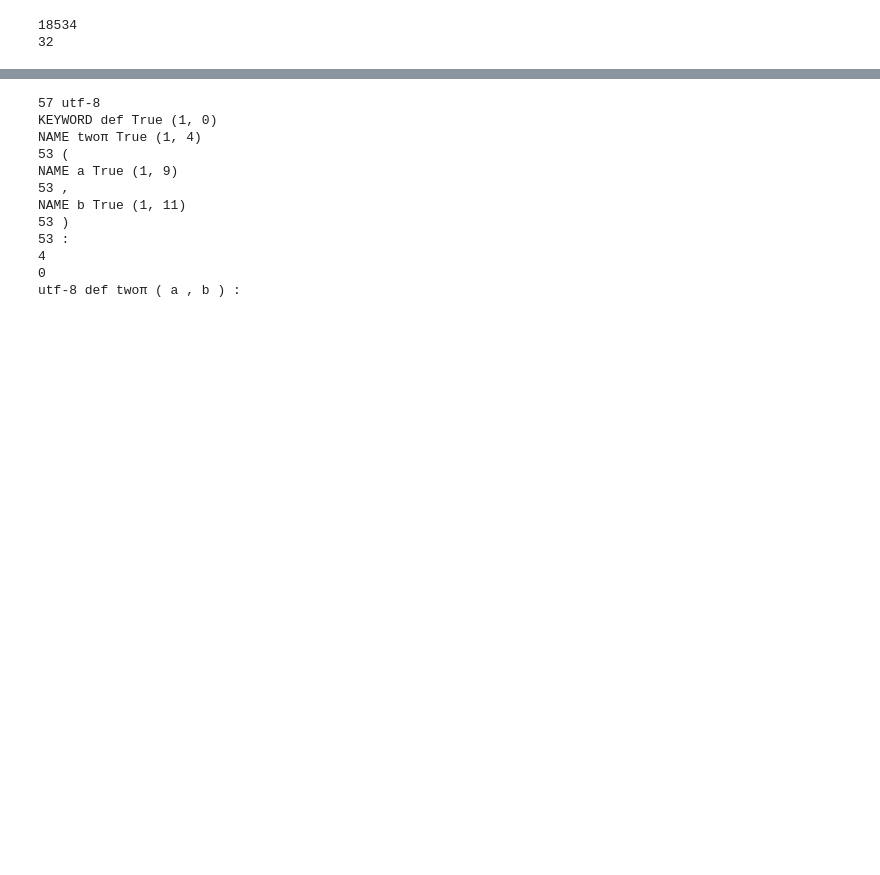
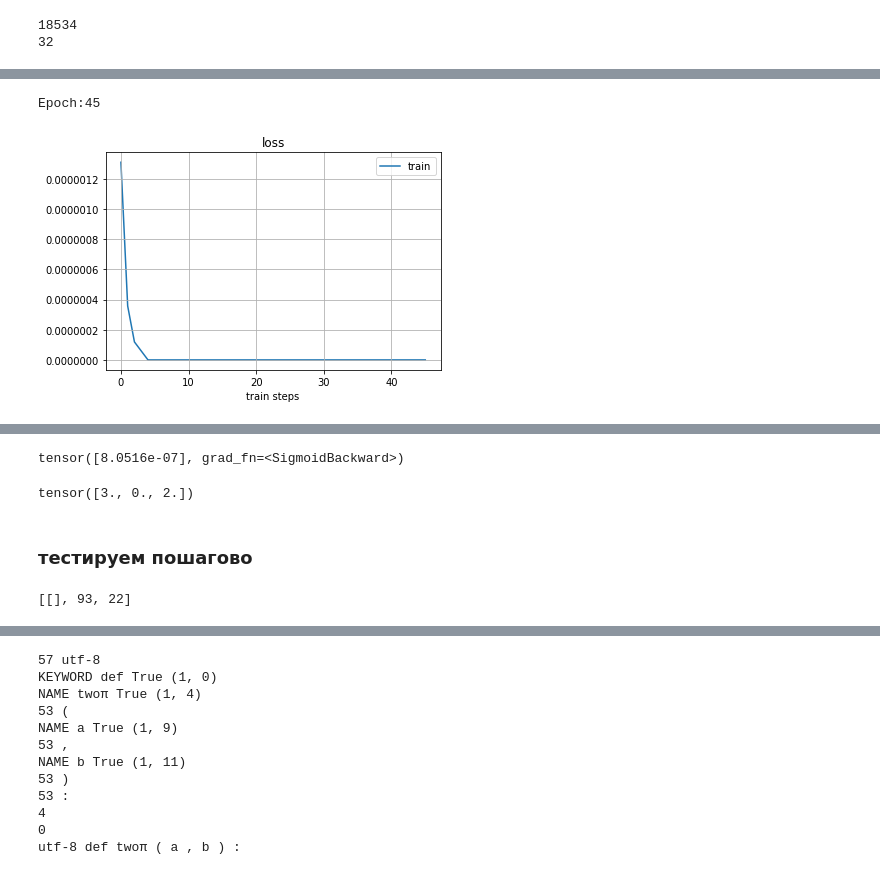
Before and after one commit to denistarasov/ml-code-complete, a Jupyter notebook: classic_complete_ranking.ipynb, the cells around one changed output, grey strips where cells are left out. Cells and saved outputs as stored; diff of their text form; code cells hidden in the pictures; blank space fills up the shorter version.

Commit message:
Add ranking training

```diff
--- a/classic_complete_ranking.ipynb
+++ b/classic_complete_ranking.ipynb
@@ -295,0 +332,6 @@ print(len(samples.values()))
+# %%
+params = {
+    'vocab_size': len(id_to_word),
+    'emb_size': 100,
+    'batch_size': 64
+}
@@ -295,0 +425,20 @@ print(len(samples.values()))
+# %%
+
+
+# train_loader = DataLoader(
+#     JediPredsDataset('./ranking_samples_tra', params),
+#     batch_size=params['batch_size'],
+#     shuffle=True,
+#     num_workers=10
+# )
+
+train_data = JediPredsDataset('./ranking_samples_tra', params)
+# %%
+eq = 0
+neq = 0
+for prev_tokens, pred_token, real_token in train_data.generator():
+    if pred_token == real_token:
+        eq += 1
+    else:
+        neq += 1
+print(eq, neq, eq+neq)
@@ -295,0 +451,6 @@ print(len(samples.values()))
+# %%
+for i, (prev_tokens, pred_token, real_token) in zip(trange(len(train_data)), train_data.generator()):
+    print(1)
+    print(prev_tokens, pred_token, real_token)
+    print(2)
+    break
@@ -295,0 +537,8 @@ print(len(samples.values()))
+# %%
+%%time
+
+optimizer = torch.optim.Adam(model.parameters(), lr=0.01)
+train(model, optimizer, 50)
+# %% [output]
+Epoch:45
+[figure, added]
@@ -295,0 +547,12 @@ print(len(samples.values()))
+# %%
+prev_tokens, pred_token, _ = samples[0][0]
+model.eval()
+model.forward(torch.LongTensor(prev_tokens), torch.LongTensor([pred_token]))
+# %% [output]
+tensor([8.0516e-07], grad_fn=<SigmoidBackward>)
+# %%
+torch.empty(3).random_(4)
+# %% [output]
+tensor([3., 0., 2.])
+# %% [markdown]
+### тестируем пошагово
@@ -295,0 +564,4 @@ print(len(samples.values()))
+# %%
+samples[0][0]
+# %% [output]
+[[], 93, 22]
```
Also changed, not shown: parts of 30 cells of this notebook.
